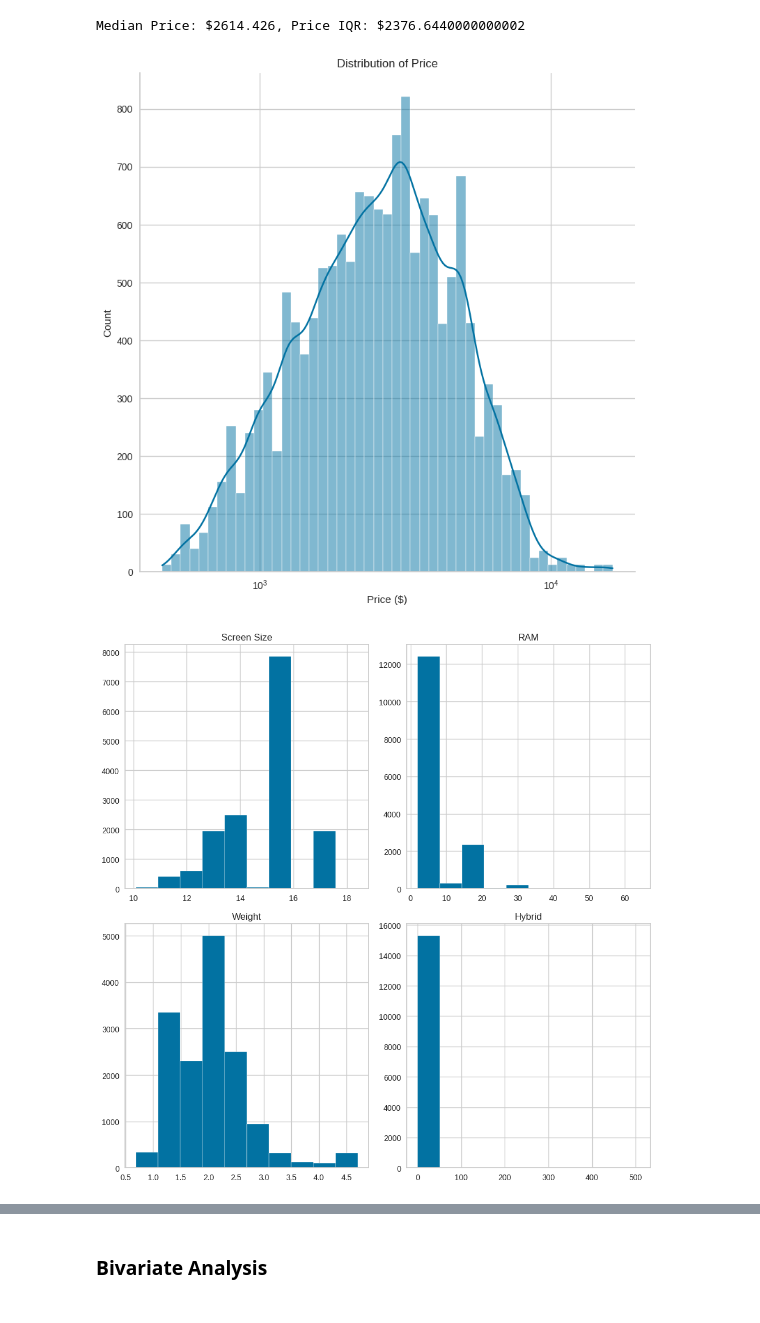
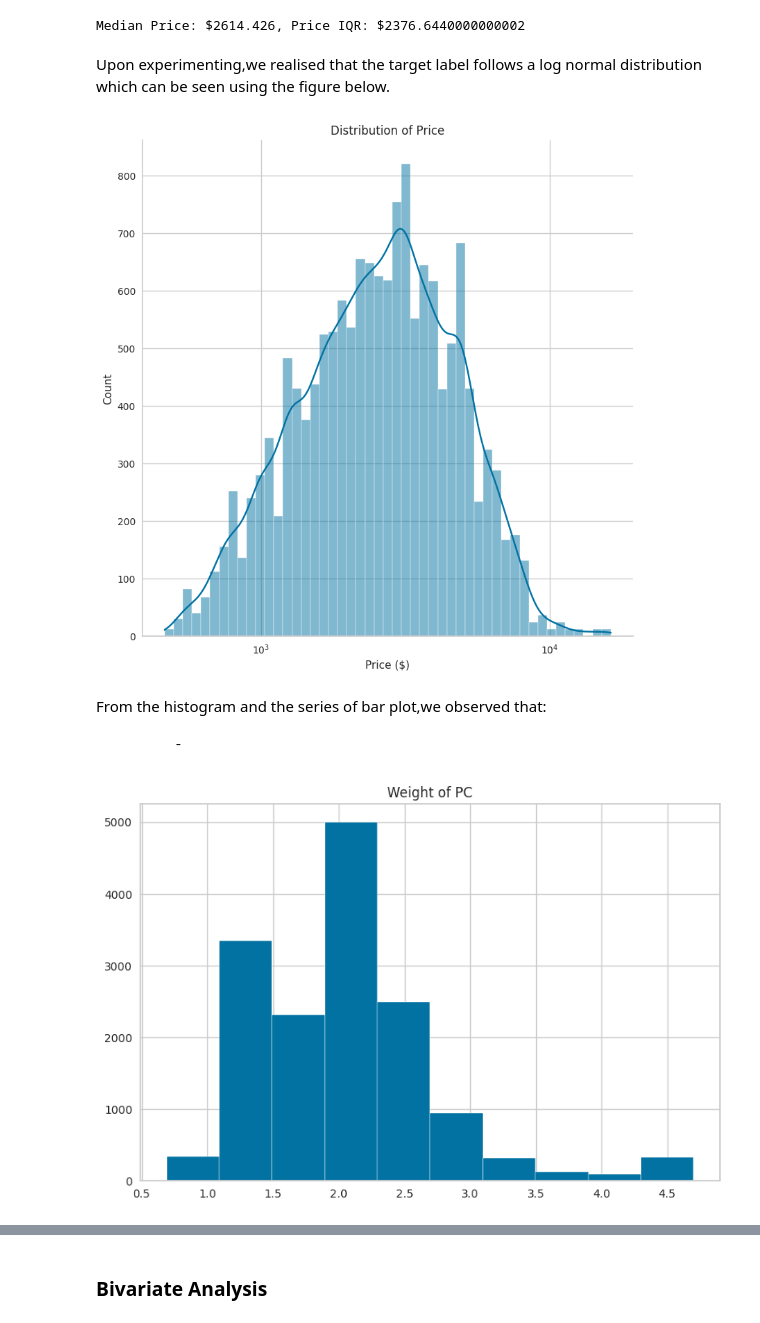
Before and after one commit to zhuofan-16/Computer_Regression, a Jupyter notebook: Price_Regression_ML.ipynb, the cells around one changed output, grey strips where cells are left out. Cells and saved outputs as stored; diff of their text form; code cells hidden in the pictures.

```diff
--- a/Price_Regression_ML.ipynb
+++ b/Price_Regression_ML.ipynb
@@ -204,5 +215,9 @@ pcDf
 # %%
-pcDf['Hard Disk']=pcDf['Hard Disk'].replace({'TB':'000',"GB":'',},regex=True)
+pcDf['Hard Disk']=pcDf['Hard Disk'].replace('\.0','',regex=True)
+pcDf['Hard Disk']=pcDf['Hard Disk'].replace('TB','000',regex=True)
+pcDf['Hard Disk']=pcDf['Hard Disk'].replace("GB",'',regex=True)
+
+pcDf['Hard Disk'].to_csv('ddd.csv')
 index=pcDf['Hard Disk'].index
 testDf=pcDf.copy()
 typeDisk=['SSD','Flash Storage','HDD','Hybrid']
@@ -299,16 +338,22 @@ price_iqr = pcDf["Price ($)"].quantile(.75) - pcDf["Price ($)"].quantile(.25)
 print(f"Median Price: ${price_median}, Price IQR: ${price_iqr}")
 # %% [output]
 Median Price: $2614.426, Price IQR: $2376.6440000000002
+# %% [markdown]
+Upon experimenting,we realised that the target label follows a log normal distribution which can be seen using the figure below.
 # %%
 sns.displot(data=pcDf, x="Price ($)", kde=True, height = 8,log_scale=True)
 plt.title("Distribution of Price")
 plt.show()
 # %% [output]
-[figure, old version]
+[figure, new version]
+# %% [markdown]
+From the histogram and the series of bar plot,we observed that:
+
+            -
 # %%
-pcDf[quantitativeVariable].hist(figsize=(10, 10))
+pcDf['Weight'].hist().set_title('Weight of PC')
 plt.tight_layout()
 plt.show()
 # %% [output]
-[figure, old version]
+[figure, new version]
 # %%
```
Also changed, not shown: parts of 39 cells of this notebook.
